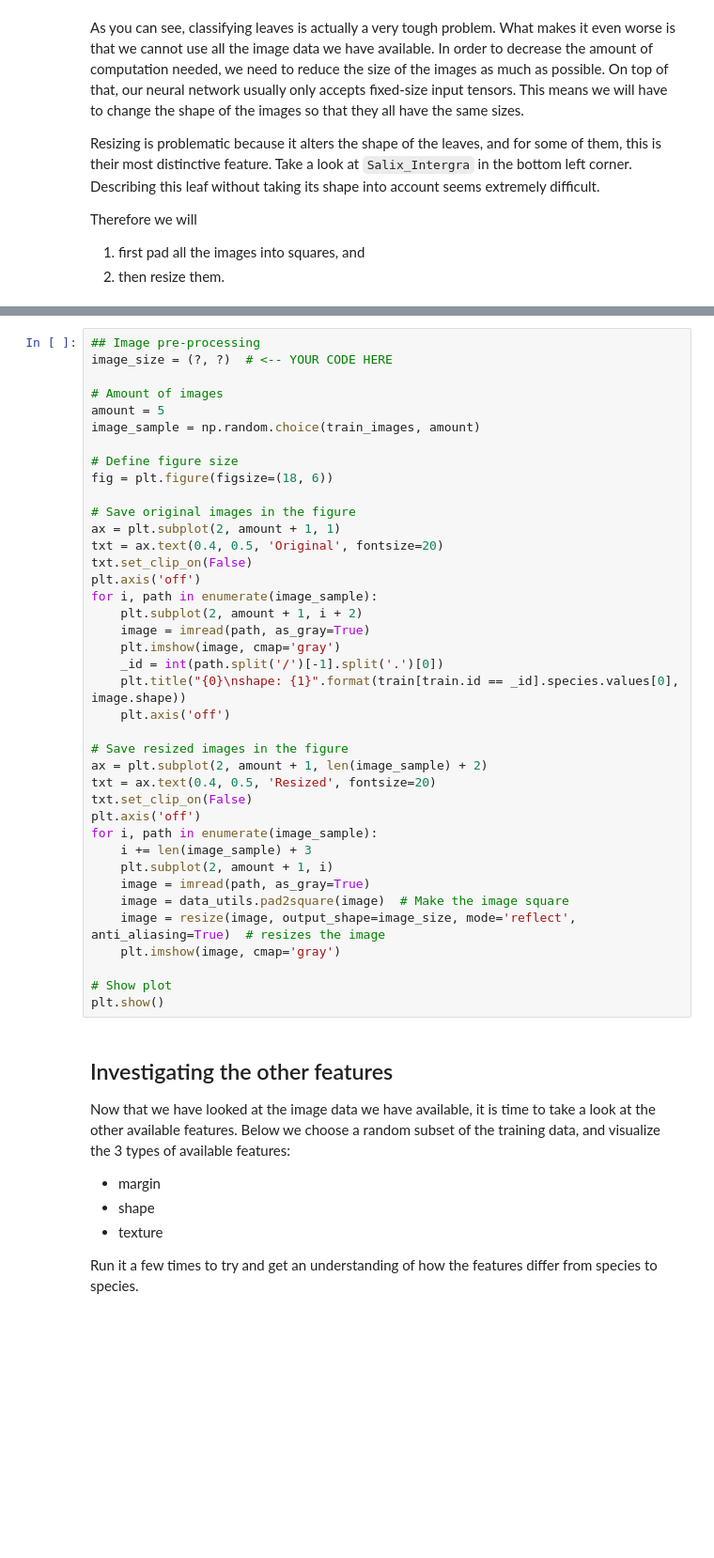
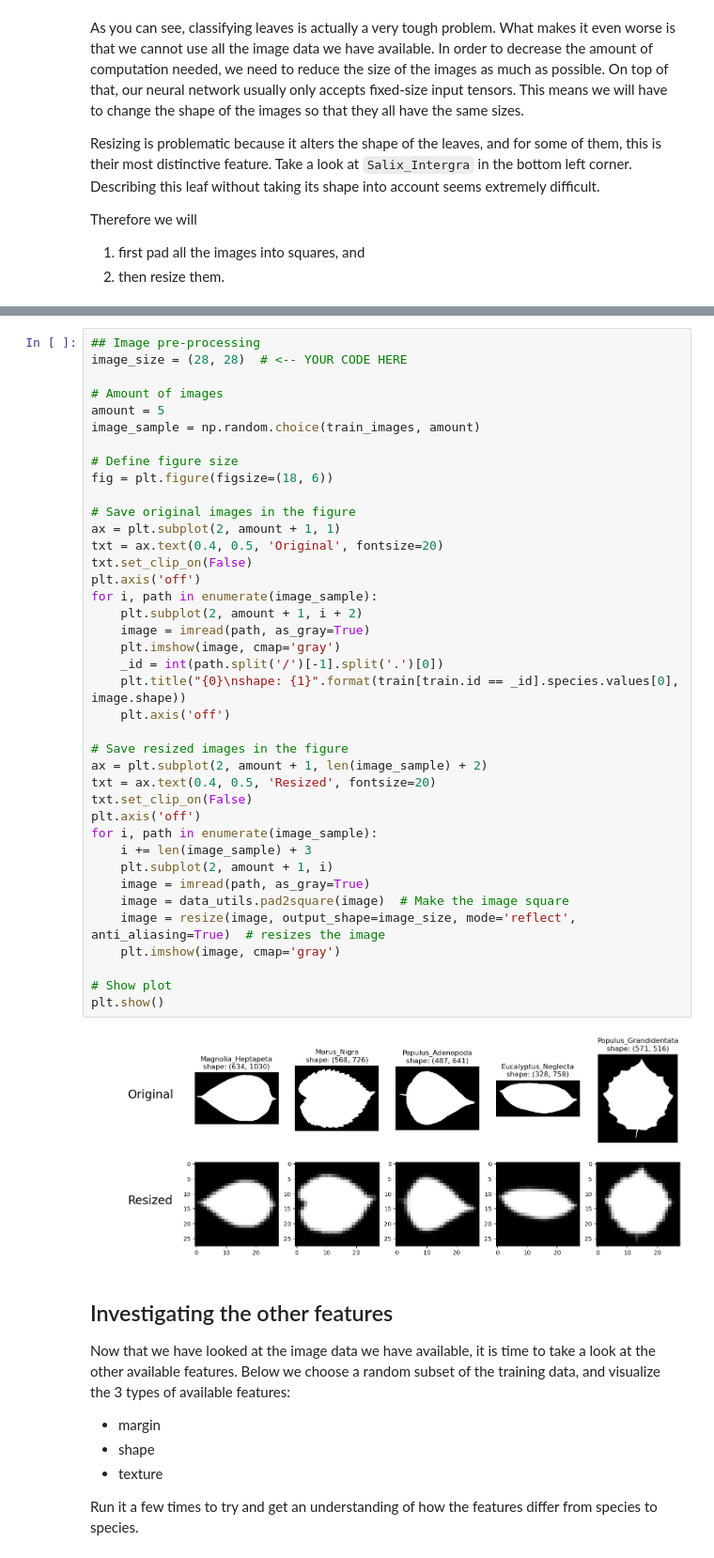
Before and after one commit to markus1573/Legeplads, a Jupyter notebook: Deep learning/02456-deep-learning-with-PyTorch/6_Mini_Project/6.1-EXE-Kaggle-Leaf-Challenge.ipynb, the cells around one changed output, grey strips where cells are left out. Shown at 94% size. Drawn from its saved outputs; the diff is of its cells as text; blank space fills up the shorter version.

```diff
--- a/Deep learning/02456-deep-learning-with-PyTorch/6_Mini_Project/6.1-EXE-Kaggle-Leaf-Challenge.ipynb
+++ b/Deep learning/02456-deep-learning-with-PyTorch/6_Mini_Project/6.1-EXE-Kaggle-Leaf-Challenge.ipynb
@@ -183,6 +177,6 @@ Change the `image_size = (?, ?)` parameter below, and note your choice.
 # %%
 ## Image pre-processing
-image_size = (?, ?)  # <-- YOUR CODE HERE
+image_size = (28, 28)  # <-- YOUR CODE HERE
 
 # Amount of images
 amount = 5
@@ -192,33 +186,35 @@ image_sample = np.random.choice(train_images, amount)
 fig = plt.figure(figsize=(18, 6))
 
 # Save original images in the figure
 ax = plt.subplot(2, amount + 1, 1)
 txt = ax.text(0.4, 0.5, 'Original', fontsize=20)
 txt.set_clip_on(False)
 plt.axis('off')
 for i, path in enumerate(image_sample):
     plt.subplot(2, amount + 1, i + 2)
     image = imread(path, as_gray=True)
     plt.imshow(image, cmap='gray')
     _id = int(path.split('/')[-1].split('.')[0])
     plt.title("{0}\nshape: {1}".format(train[train.id == _id].species.values[0], image.shape))
     plt.axis('off')
 
 # Save resized images in the figure
 ax = plt.subplot(2, amount + 1, len(image_sample) + 2)
 txt = ax.text(0.4, 0.5, 'Resized', fontsize=20)
 txt.set_clip_on(False)
 plt.axis('off')
 for i, path in enumerate(image_sample):
     i += len(image_sample) + 3
     plt.subplot(2, amount + 1, i)
     image = imread(path, as_gray=True)
     image = data_utils.pad2square(image)  # Make the image square
     image = resize(image, output_shape=image_size, mode='reflect', anti_aliasing=True)  # resizes the image
     plt.imshow(image, cmap='gray')
 
 # Show plot
 plt.show()
+# %% [output]
+[figure, added]
 # %% [markdown]
 ## Investigating the other features
 
```
Also changed, not shown: parts of 23 cells of this notebook, 2 other files.
